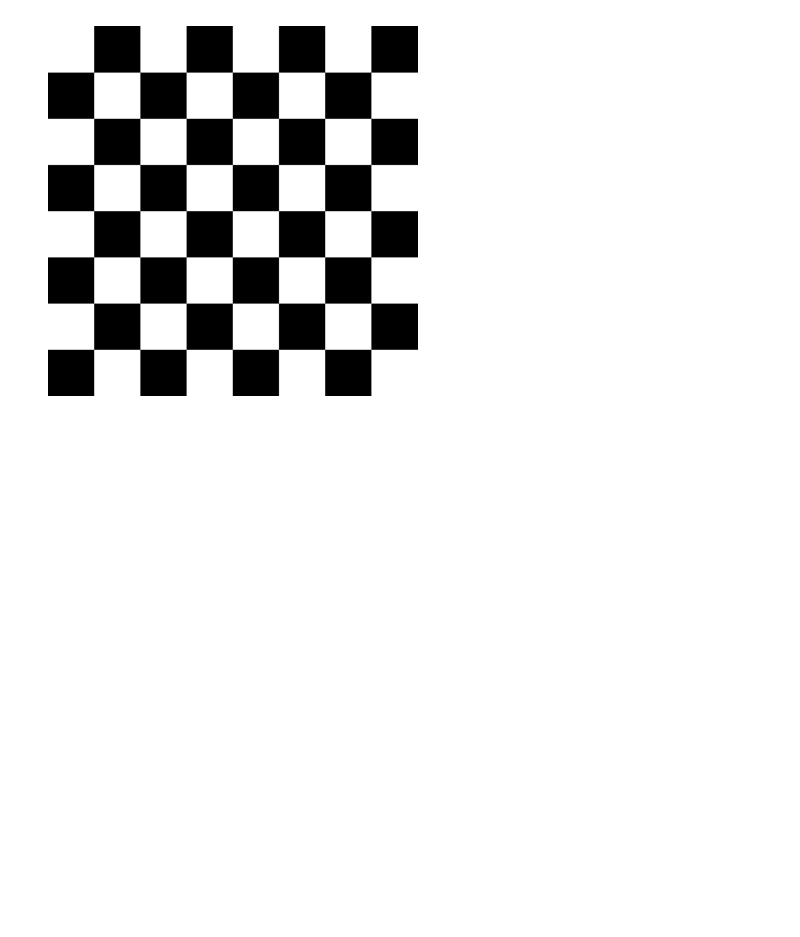
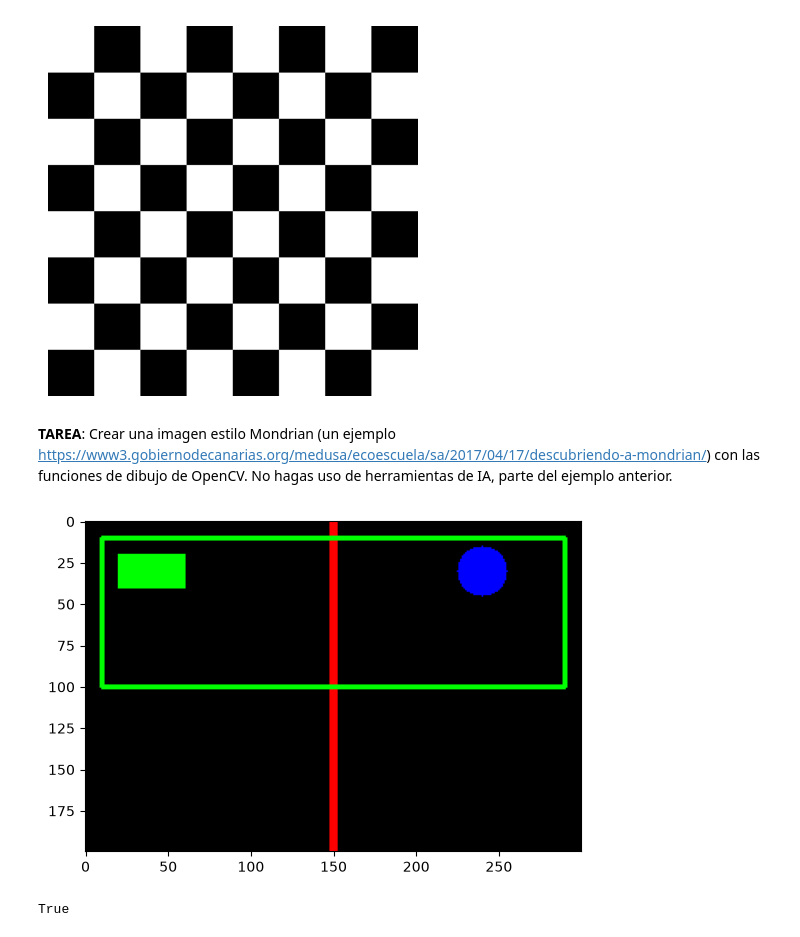
Before and after one commit to agsuarezz/VC, a Jupyter notebook: P1/VC_P1_Entrega_Grupo33.ipynb, the cells around one changed output. Cells and saved outputs as stored; diff of their text form; code cells hidden in the pictures; blank space fills up the shorter version.

```diff
--- a/P1/VC_P1_Entrega_Grupo33.ipynb
+++ b/P1/VC_P1_Entrega_Grupo33.ipynb
@@ -76,3 +76,31 @@ plt.axis('off')
 plt.show()
 # %% [output]
 [figure]
+# %% [markdown]
+**TAREA**: Crear una imagen estilo Mondrian (un ejemplo https://www3.gobiernodecanarias.org/medusa/ecoescuela/sa/2017/04/17/descubriendo-a-mondrian/) con las funciones de dibujo de OpenCV.
+No hagas uso de herramientas de IA, parte del ejemplo anterior.
+# %%
+# Imagen inicial
+#Crea una imagen con tres planos
+ancho = 300
+alto = 200
+
+color_img = np.zeros((alto,ancho,3), dtype = np.uint8)
+
+#Línea roja vertical de grosor 3
+cv2.line(color_img,(int(ancho/2),0),(int(ancho/2),alto),(255,0,0),3)
+#Rectángulo con grosor 2
+cv2.rectangle(color_img,(10,10),(ancho-10,int(alto/2)),(0,255,0),2)
+#Rectángulo relleno
+cv2.rectangle(color_img,(20,20),(60,40),(0,255,0),-1)
+#Círculo de radio 15 relleno
+cv2.circle(color_img,(ancho-60,30), 15, (0,0,255), -1)
+#Visualiza sin especificar el mapa de color gris
+plt.imshow(color_img)
+plt.show()
+
+#Salva la imagen resultante a disco
+cv2.imwrite('imagen.jpg', color_img)
+# %% [output]
+[figure, added]
+True
```
Also changed, not shown: parts of 2 cells of this notebook, 2 other files.
